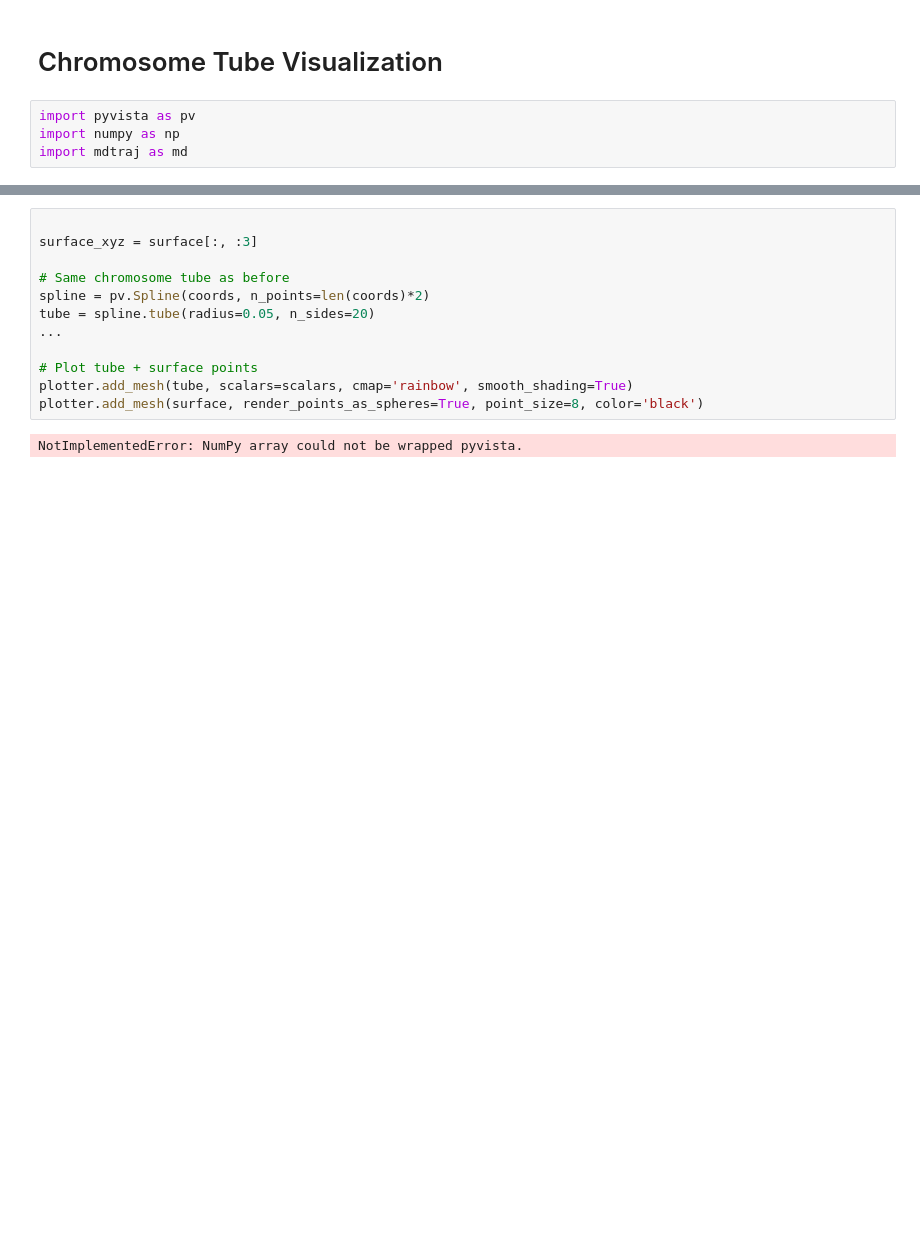
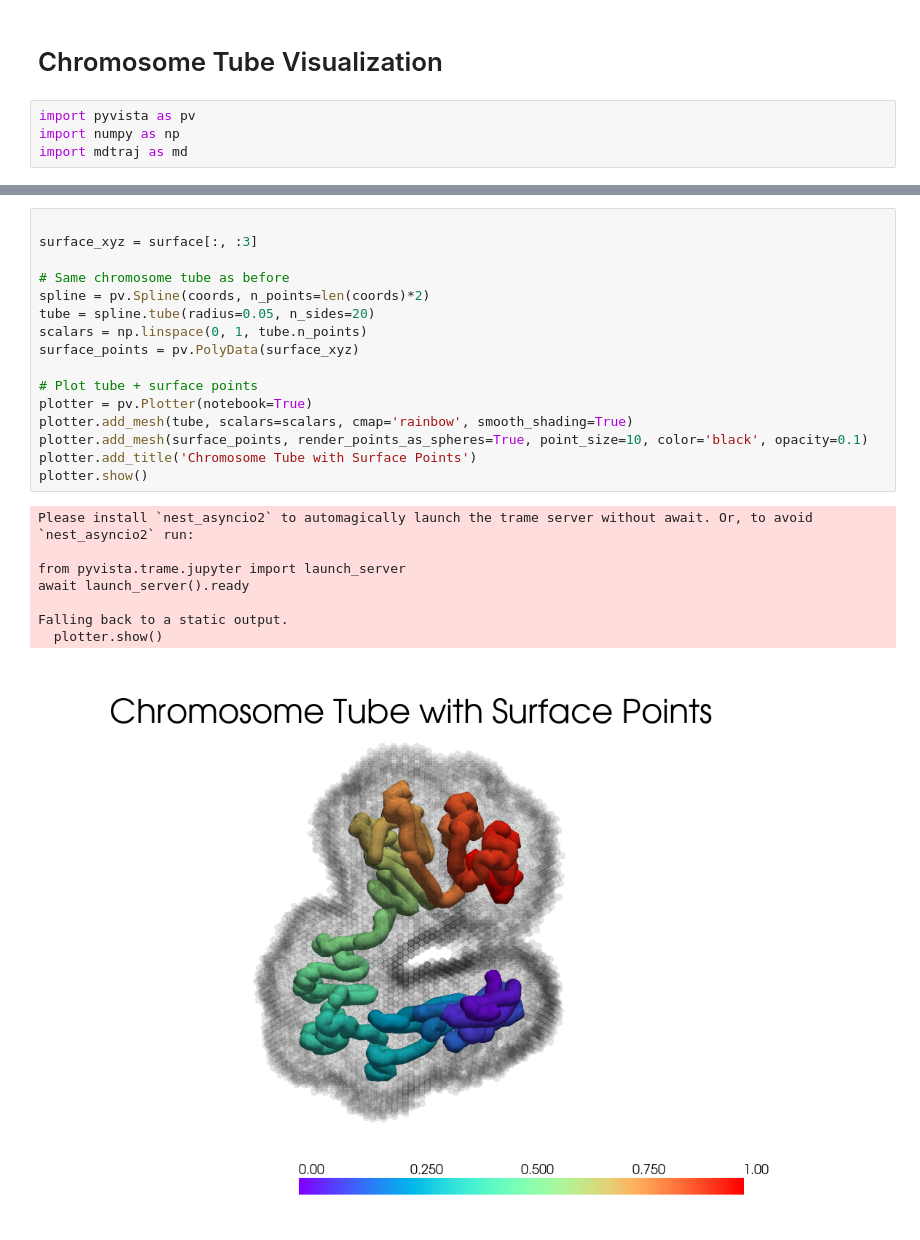
Before and after one commit to h4rrye/genBrowser, a Jupyter notebook: notebooks/choromosome_mesh.ipynb, the cells around one changed output, grey strips where cells are left out. Cells and saved outputs as stored; diff of their text form; blank space fills up the shorter version.

```diff
--- a/notebooks/choromosome_mesh.ipynb
+++ b/notebooks/choromosome_mesh.ipynb
@@ -35,14 +32,25 @@ Falling back to a static output.
 # %%
 
 surface_xyz = surface[:, :3]
 
 # Same chromosome tube as before
 spline = pv.Spline(coords, n_points=len(coords)*2)
 tube = spline.tube(radius=0.05, n_sides=20)
-...
+scalars = np.linspace(0, 1, tube.n_points)
+surface_points = pv.PolyData(surface_xyz)
 
 # Plot tube + surface points
+plotter = pv.Plotter(notebook=True)
 plotter.add_mesh(tube, scalars=scalars, cmap='rainbow', smooth_shading=True)
-plotter.add_mesh(surface, render_points_as_spheres=True, point_size=8, color='black')
+plotter.add_mesh(surface_points, render_points_as_spheres=True, point_size=10, color='black', opacity=0.1)
+plotter.add_title('Chromosome Tube with Surface Points')
+plotter.show()
 # %% [output]
-NotImplementedError: NumPy array could not be wrapped pyvista.
+Please install `nest_asyncio2` to automagically launch the trame server without await. Or, to avoid `nest_asyncio2` run:
+
+from pyvista.trame.jupyter import launch_server
+await launch_server().ready
+
+Falling back to a static output.
+  plotter.show()
+[figure, added]
```
Also changed, not shown: parts of 2 cells of this notebook, 1 other file.
